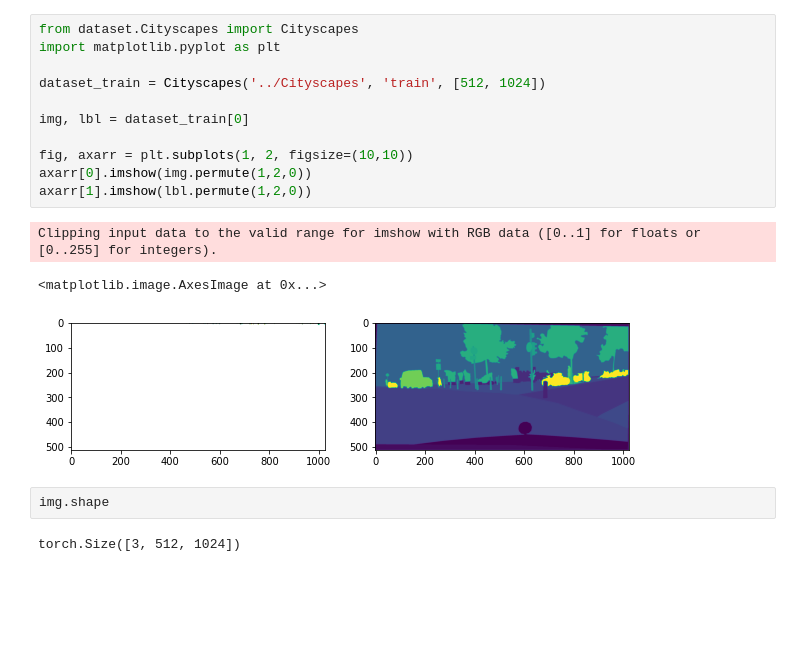
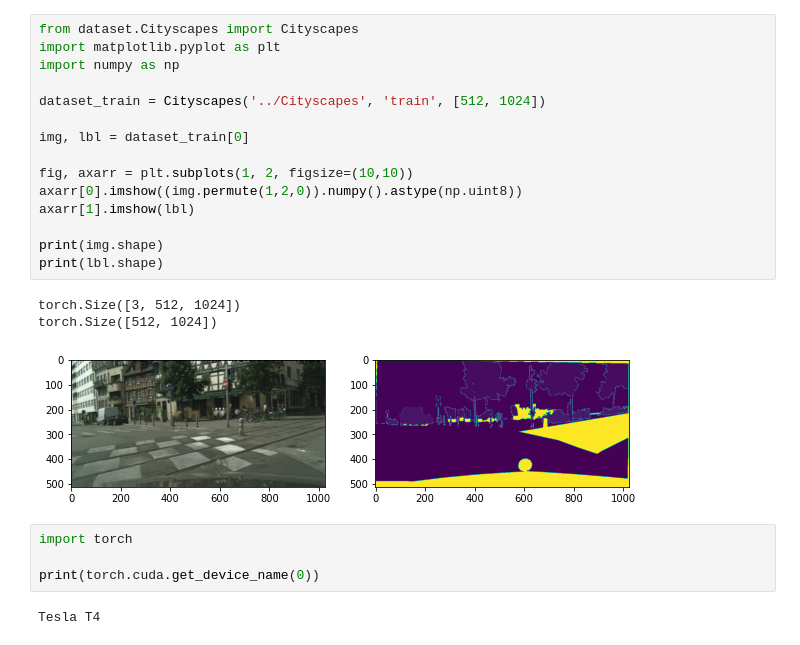
Before and after one commit to ChenYiYuIvan/BiseNetv1, a Jupyter notebook: test.ipynb, the cells around one changed output. Cells and saved outputs as stored; diff of their text form; blank space fills up the shorter version.

```diff
--- a/test.ipynb
+++ b/test.ipynb
@@ -13,19 +16,25 @@ Mounted at /content/drive
 # %%
 from dataset.Cityscapes import Cityscapes
 import matplotlib.pyplot as plt
+import numpy as np
 
 dataset_train = Cityscapes('../Cityscapes', 'train', [512, 1024])
 
 img, lbl = dataset_train[0]
 
 fig, axarr = plt.subplots(1, 2, figsize=(10,10))
-axarr[0].imshow(img.permute(1,2,0))
-axarr[1].imshow(lbl.permute(1,2,0))
+axarr[0].imshow((img.permute(1,2,0)).numpy().astype(np.uint8))
+axarr[1].imshow(lbl)
+
+print(img.shape)
+print(lbl.shape)
 # %% [output]
-Clipping input data to the valid range for imshow with RGB data ([0..1] for floats or [0..255] for integers).
+torch.Size([3, 512, 1024])
+torch.Size([512, 1024])
-<matplotlib.image.AxesImage at 0x...>
-[figure, old version]
+[figure, new version]
-# %%
-img.shape
-# %% [output]
-torch.Size([3, 512, 1024])
+# %%
+import torch
+
+print(torch.cuda.get_device_name(0))
+# %% [output]
+Tesla T4
```
Also changed, not shown: parts of 3 cells of this notebook, 2 other files.
